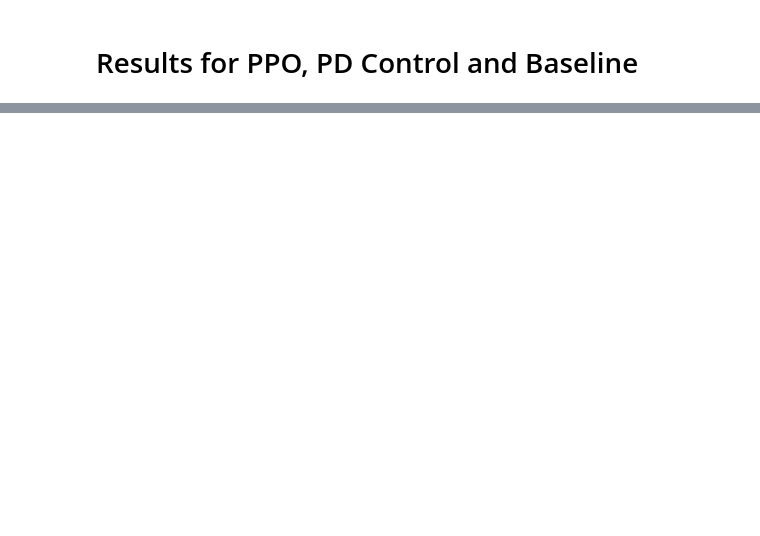
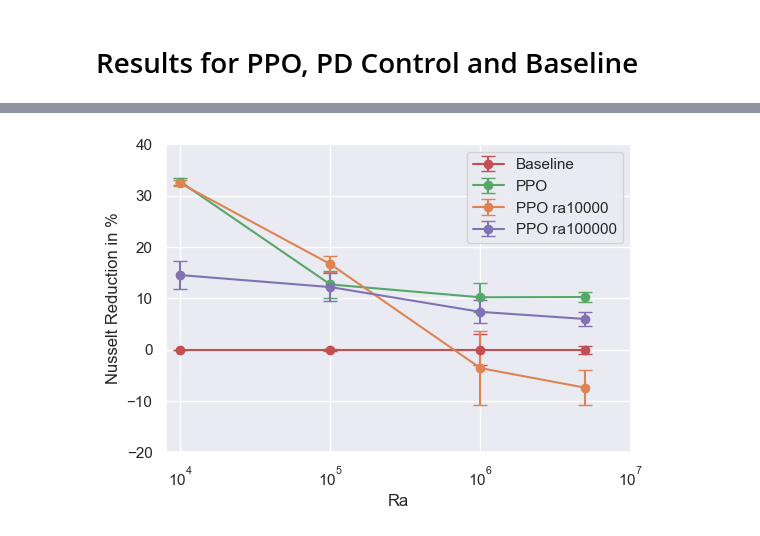
Before and after one commit to SAIL-project/RayleighBenard-Dataset, a Jupyter notebook: notebooks/results.ipynb, the cells around one changed output, grey strips where cells are left out. Cells and saved outputs as stored; diff of their text form; code cells hidden in the pictures; blank space fills up the shorter version.

```diff
--- a/notebooks/results.ipynb
+++ b/notebooks/results.ipynb
@@ -94,23 +116,27 @@ plt.show()
 # %%
 # plot
-plt.figure(figsize=(10, 5))
+plt.figure(figsize=(6, 4))
 sns.set_theme()
 
 # x axis
 plt.xlim(8000, 10000000)
 plt.xticks(ticks=[10000, 100000, 1000000, 10000000], labels=["$10^4$","$10^5$","$10^6$", "$10^7$"])
 plt.xlabel("Ra")
 plt.xscale("log")
 
 # y axis
 plt.ylim(-20, 40)
 plt.ylabel("Nusselt Reduction in %")
 
 # plot data
-plt.errorbar(ra, mean_percent["ppo"], std_percent["ppo"], linestyle="-", marker='o', capsize=5, label="PPO")
-plt.errorbar(ra, mean_percent["ppo_ra10000"], std_percent["ppo_ra10000"], linestyle="-", marker='o', capsize=5, label="PPO ra10000")
-plt.errorbar(ra, mean_percent["ppo_ra100000"], std_percent["ppo_ra100000"], linestyle="-", marker='o', capsize=5, label="PPO ra100000")
+plt.errorbar(ra, mean_percent["baseline"], std_percent["baseline"], linestyle="-", marker='o', capsize=5, label="Baseline", color=colors[3])
+plt.errorbar(ra, mean_percent["ppo"], std_percent["ppo"], linestyle="-", marker='o', capsize=5, label="PPO", color=colors[2])
+plt.errorbar(ra, mean_percent["ppo_ra10000"], std_percent["ppo_ra10000"], linestyle="-", marker='o', capsize=5, label="PPO ra10000", color=colors[1])
+plt.errorbar(ra, mean_percent["ppo_ra100000"], std_percent["ppo_ra100000"], linestyle="-", marker='o', capsize=5, label="PPO ra100000", color=colors[4])
 
 
 plt.legend()
+plt.savefig("/Users/tmarkmann/Downloads/out.svg")
 plt.show()
+# %% [output]
+[figure, added]
```
Also changed, not shown: parts of 6 cells of this notebook, 14 other files.
